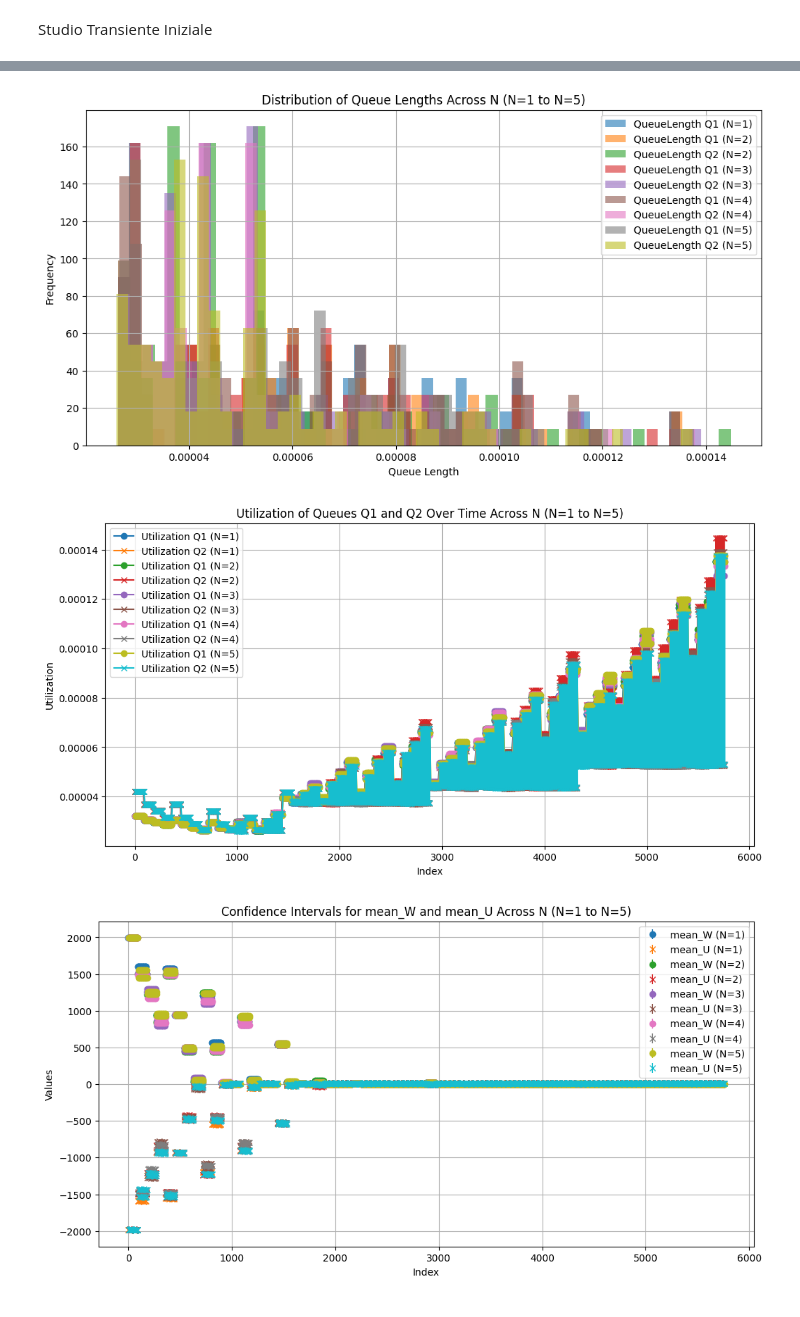
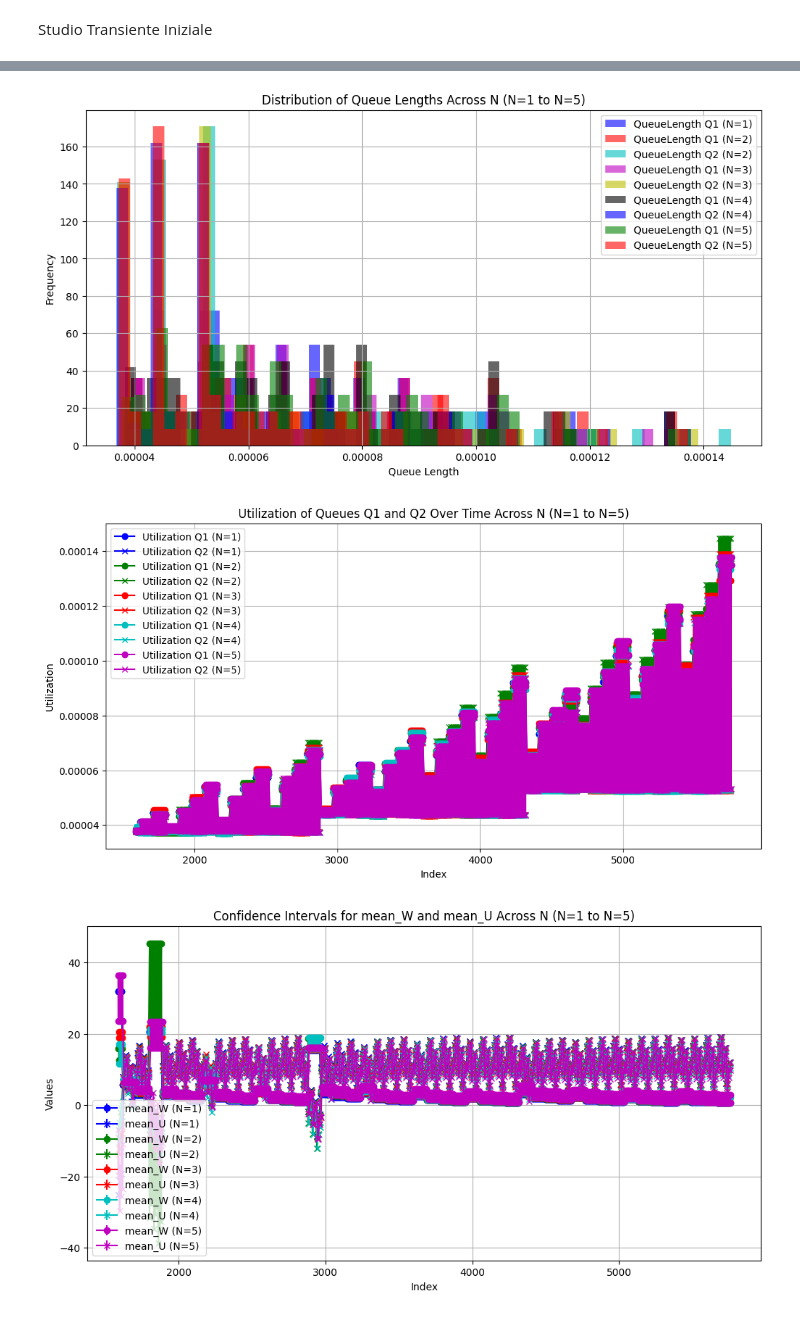
Before and after one commit to Stintipacchio/TandemQueueSystem_Simulation, a Jupyter notebook: src/Analysis/Analysis.ipynb, the cells around one changed output, grey strips where cells are left out. Saved outputs shown, nothing was run; the diff lists cells and outputs as text; code cells hidden in the pictures.

Commit message:
Improved plots

```diff
--- a/src/Analysis/Analysis.ipynb
+++ b/src/Analysis/Analysis.ipynb
@@ -143,7 +143,7 @@ def moving_average(data, window_size):
 
 # Funzione per trovare il punto di stabilizzazione
 def find_stabilization_point(data):
-    window_size = len(data) // 50  # Utilizziamo il 50% della lunghezza dei dati come finestra
+    window_size = len(data) // 50  # Utilizziamo il 2% della lunghezza dei dati come finestra
     threshold = np.std(data) * 0.05  # Utilizziamo il 5% della deviazione standard come threshold iniziale
 
     for i in range(window_size, len(data)):
@@ -181,6 +181,7 @@ plt.show()
 stabilization_point_W = find_stabilization_point(results_df['mean_W_MA'])
 stabilization_point_U = find_stabilization_point(results_df['mean_U_MA'])
 stabilization_point = max(stabilization_point_W, stabilization_point_U)
+stabilization_point += stabilization_point//20  # Aggiungere il 2% per garantire che il sistema sia completamente stabile
 
 print(f'Tempo ottimale per considerare il sistema in stato stazionario: {stabilization_point}')
 
@@ -208,5 +209,7 @@ plt.ylabel('Values')
 plt.title('Time Series Analysis (Steady State)')
 plt.legend()
 plt.show()
+
+results_df = steady_state_data
 # %% [output]
 [figure]
@@ -282,9 +285,6 @@ plt.show()
 # %%
 import pandas as pd
 import matplotlib.pyplot as plt
-
-# Carica i dati da results_summary.csv
-results_df = pd.read_csv('results_summary.csv')
 
 # Filtra i dati includendo solo le configurazioni con N da 1 a 5 nella descrizione
 results_df = results_df[results_df['Description'].str.contains('N=')]
@@ -294,12 +294,18 @@ results_df['N_value'] = results_df['Description'].str.extract(r'N=(\d+)').astype
 
 # Prepara i grafici
 
+# Lista di colori
+colors = ['b', 'g', 'r', 'c', 'm', 'y', 'k']
+
 # Grafico: Serie temporali di mean_W e mean_U
 plt.figure(figsize=(12, 6))
-for i, n in enumerate(range(1, 6)):
+color_index = 0
+for n in range(1, 6):
     subset = results_df[results_df['N_value'] == n]
-    plt.plot(subset.index, subset['mean_W'], label=f'mean_W (N={n})', marker='o')
-    plt.plot(subset.index, subset['mean_U'], label=f'mean_U (N={n})', marker='x')
+    color = colors[color_index % len(colors)]
+    color_index += 1
+    plt.plot(subset.index, subset['mean_W'], label=f'mean_W (N={n})', marker='o', linestyle='-', color=color)
+    plt.plot(subset.index, subset['mean_U'], label=f'mean_U (N={n})', marker='x', linestyle='-', color=color)
 plt.xlabel('Index')
 plt.ylabel('Values')
 plt.title('Time Series of mean_W and mean_U Across N (N=1 to N=5)')
@@ -309,9 +315,12 @@ plt.show()
 
 # Grafico: Distribuzione di lifeTime (utilizziamo mean_W come proxy per lifeTime)
 plt.figure(figsize=(12, 6))
-for i, n in enumerate(range(1, 6)):
+color_index = 0
+for n in range(1, 6):
     subset = results_df[results_df['N_value'] == n]
-    plt.hist(subset['mean_W'], bins=50, alpha=0.75, label=f'N={n}')
+    color = colors[color_index % len(colors)]
+    color_index += 1
+    plt.hist(subset['mean_W'], bins=50, alpha=0.75, label=f'N={n}', color=color)
 plt.xlabel('lifeTime')
 plt.ylabel('Frequency')
 plt.title('Distribution of lifeTime Across N (N=1 to N=5)')
@@ -321,12 +330,16 @@ plt.show()
 
 # Grafico: Distribuzione di queueLength per Q1 e Q2
 plt.figure(figsize=(12, 6))
-for i, n in enumerate(range(1, 6)):
+color_index = 0
+for n in range(1, 6):
     subset_Q1 = results_df[(results_df['N_value'] == n) & (results_df['mean_utilization_Q1'].notnull())]
     subset_Q2 = results_df[(results_df['N_value'] == n) & (results_df['mean_utilization_Q2'].notnull())]
-    plt.hist(subset_Q1['mean_utilization_Q1'], bins=50, alpha=0.6, label=f'QueueLength Q1 (N={n})')
+    color_Q1 = colors[color_index % len(colors)]
+    color_Q2 = colors[(color_index + 1) % len(colors)]
+    color_index += 2
+    plt.hist(subset_Q1['mean_utilization_Q1'], bins=50, alpha=0.6, label=f'QueueLength Q1 (N={n})', color=color_Q1)
     if n != 1:
-        plt.hist(subset_Q2['mean_utilization_Q2'], bins=50, alpha=0.6, label=f'QueueLength Q2 (N={n})')
+        plt.hist(subset_Q2['mean_utilization_Q2'], bins=50, alpha=0.6, label=f'QueueLength Q2 (N={n})', color=color_Q2)
 plt.xlabel('Queue Length')
 plt.ylabel('Frequency')
 plt.title('Distribution of Queue Lengths Across N (N=1 to N=5)')
@@ -336,11 +349,14 @@ plt.show()
 
 # Grafico: Utilizzo delle code Q1 e Q2 nel tempo
 plt.figure(figsize=(12, 6))
-for i, n in enumerate(range(1, 6)):
+color_index = 0
+for n in range(1, 6):
     subset_Q1 = results_df[(results_df['N_value'] == n) & (results_df['mean_utilization_Q1'].notnull())]
     subset_Q2 = results_df[(results_df['N_value'] == n) & (results_df['mean_utilization_Q2'].notnull())]
-    plt.plot(subset_Q1.index, subset_Q1['mean_utilization_Q1'], label=f'Utilization Q1 (N={n})', marker='o')
-    plt.plot(subset_Q2.index, subset_Q2['mean_utilization_Q2'], label=f'Utilization Q2 (N={n})', marker='x')
+    color = colors[color_index % len(colors)]
+    color_index += 1
+    plt.plot(subset_Q1.index, subset_Q1['mean_utilization_Q1'], label=f'Utilization Q1 (N={n})', marker='o', linestyle='-', color=color)
+    plt.plot(subset_Q2.index, subset_Q2['mean_utilization_Q2'], label=f'Utilization Q2 (N={n})', marker='x', linestyle='-', color=color)
 plt.xlabel('Index')
 plt.ylabel('Utilization')
 plt.title('Utilization of Queues Q1 and Q2 Over Time Across N (N=1 to N=5)')
@@ -350,14 +366,17 @@ plt.show()
 
 # Grafico: Intervalli di confidenza per mean_W e mean_U
 plt.figure(figsize=(12, 6))
-for i, n in enumerate(range(1, 6)):
+color_index = 0
+for n in range(1, 6):
     subset = results_df[results_df['N_value'] == n]
+    color = colors[color_index % len(colors)]
+    color_index += 1
     plt.errorbar(subset.index, subset['mean_W'],
                  yerr=[subset['mean_W'] - subset['ci_low_W'], subset['ci_high_W'] - subset['mean_W']],
-                 fmt='o', label=f'mean_W (N={n})')
+                 fmt='o', linestyle='-', color=color, label=f'mean_W (N={n})')
     plt.errorbar(subset.index, subset['mean_U'],
                  yerr=[subset['mean_U'] - subset['ci_low_U'], subset['ci_high_U'] - subset['mean_U']],
-                 fmt='x', label=f'mean_U (N={n})')
+                 fmt='x', linestyle='-', color=color, label=f'mean_U (N={n})')
 plt.xlabel('Index')
 plt.ylabel('Values')
 plt.title('Confidence Intervals for mean_W and mean_U Across N (N=1 to N=5)')
@@ -370,6 +389,6 @@ plt.show()
-[figure, old version]
+[figure, new version]
-[figure, old version]
+[figure, new version]
-[figure, old version]
+[figure, new version]
 # %%
 import pandas as pd
 import matplotlib.pyplot as plt
```
Also changed, not shown: parts of 4 cells of this notebook, 1 other file.
